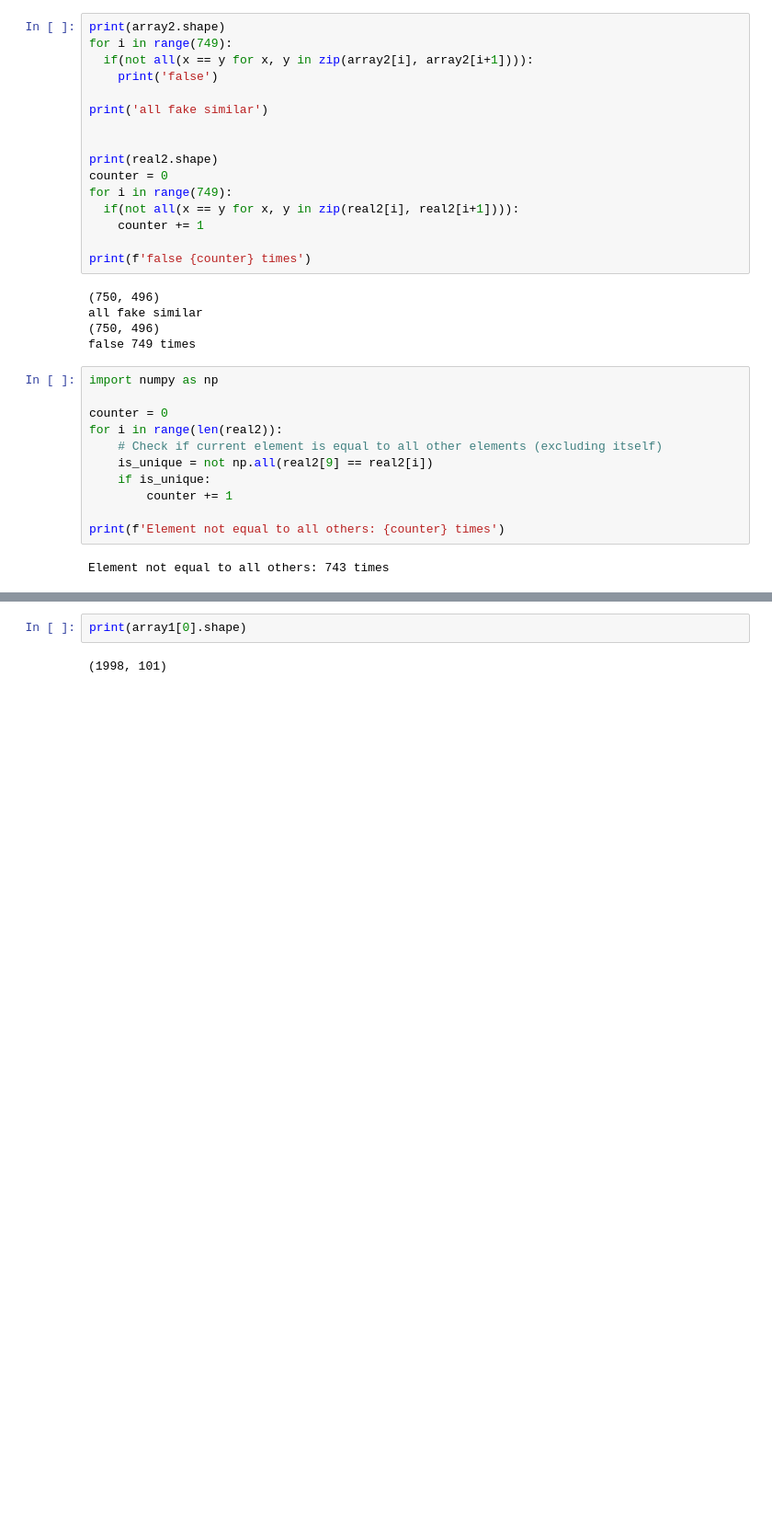
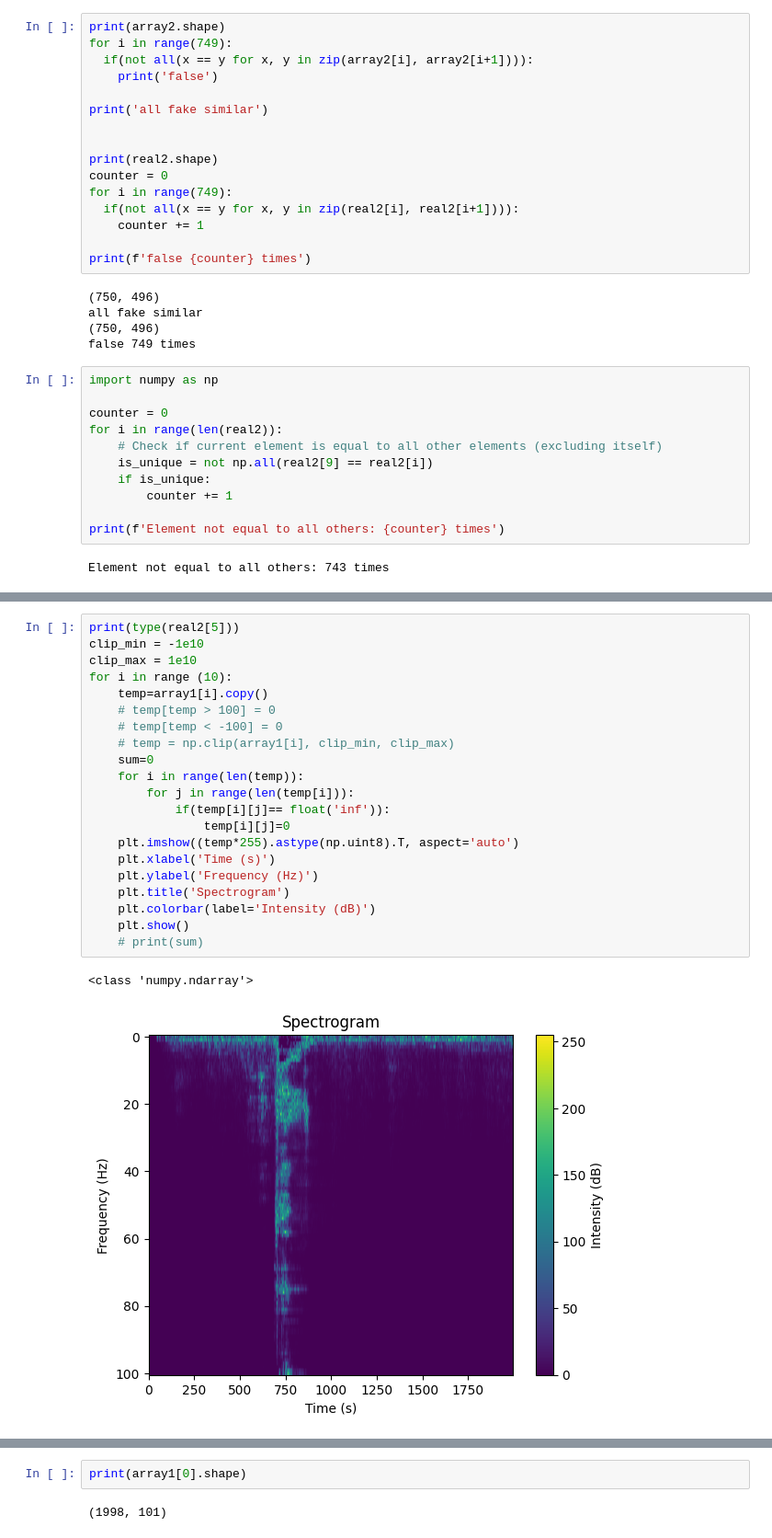
Before and after one commit to nouralmulhem/Cipher-Sphere, a Jupyter notebook: try/fakeDatadet.ipynb, the cells around one changed output, grey strips where cells are left out. Shown at 92% size. Drawn from its saved outputs; the diff is of its cells as text; blank space fills up the shorter version.

```diff
--- a/try/fakeDatadet.ipynb
+++ b/try/fakeDatadet.ipynb
@@ -150,0 +154,24 @@ TypeError: Invalid shape (1, 1998, 101) for image data
+# %%
+print(type(real2[5]))
+clip_min = -1e10
+clip_max = 1e10
+for i in range (10):
+    temp=array1[i].copy()
+    # temp[temp > 100] = 0
+    # temp[temp < -100] = 0
+    # temp = np.clip(array1[i], clip_min, clip_max)
+    sum=0
+    for i in range(len(temp)):
+        for j in range(len(temp[i])):
+            if(temp[i][j]== float('inf')):
+                temp[i][j]=0
+    plt.imshow((temp*255).astype(np.uint8).T, aspect='auto')
+    plt.xlabel('Time (s)')
+    plt.ylabel('Frequency (Hz)')
+    plt.title('Spectrogram')
+    plt.colorbar(label='Intensity (dB)')
+    plt.show()
+    # print(sum)
+# %% [output]
+<class 'numpy.ndarray'>
+[figure, added]
```
Also changed, not shown: parts of 9 cells of this notebook, 1 other file.
